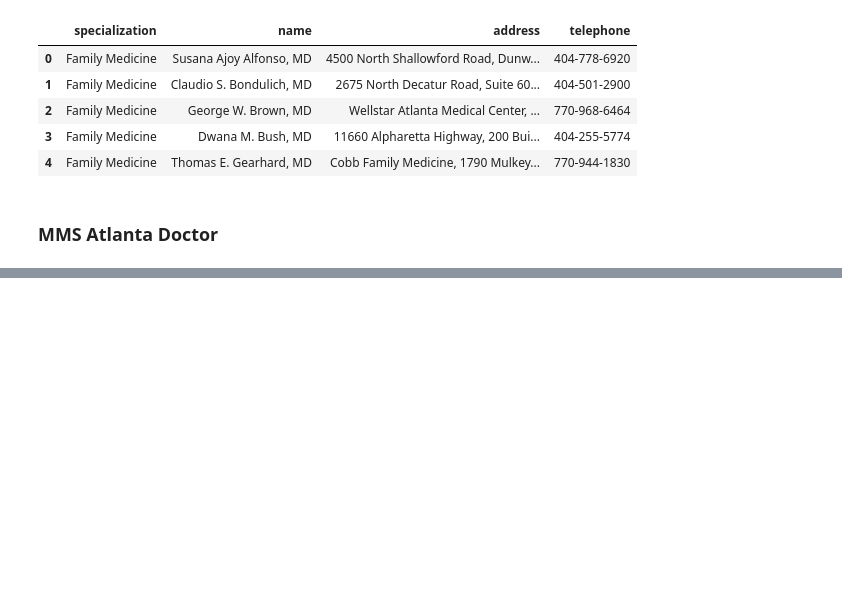
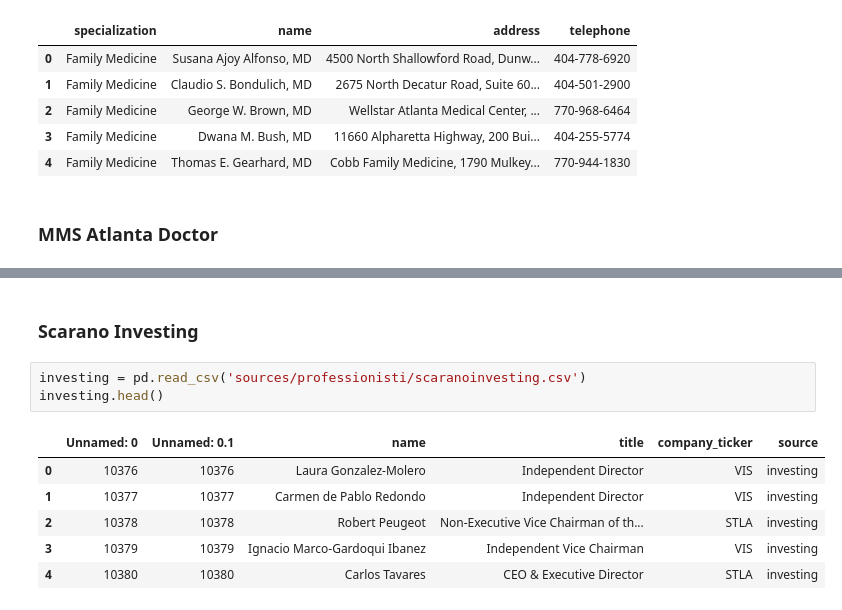
Before and after one commit to samuel-esp/IngDati-Progetto, a Jupyter notebook: SchemaAlignmentProfessionisti.ipynb, the cells around one changed output, grey strips where cells are left out. Cells and saved outputs as stored; diff of their text form; blank space fills up the shorter version.

```diff
--- a/SchemaAlignmentProfessionisti.ipynb
+++ b/SchemaAlignmentProfessionisti.ipynb
@@ -309,0 +331,12 @@ mmsAtlantaDoc.head()
+# %% [markdown]
+### Scarano Investing
+# %%
+investing = pd.read_csv('sources/professionisti/scaranoinvesting.csv')
+investing.head()
+# %% [output]
+|  | Unnamed: 0 | Unnamed: 0.1 | name | title | company_ticker | source |
+| 0 | 10376 | 10376 | Laura Gonzalez-Molero | Independent Director | VIS | investing |
+| 1 | 10377 | 10377 | Carmen de Pablo Redondo | Independent Director | VIS | investing |
+| 2 | 10378 | 10378 | Robert Peugeot | Non-Executive Vice Chairman of th... | STLA | investing |
+| 3 | 10379 | 10379 | Ignacio Marco-Gardoqui Ibanez | Independent Vice Chairman | VIS | investing |
+| 4 | 10380 | 10380 | Carlos Tavares | CEO & Executive Director | STLA | investing |
```
Also changed, not shown: parts of 34 cells of this notebook, 10 other files.
